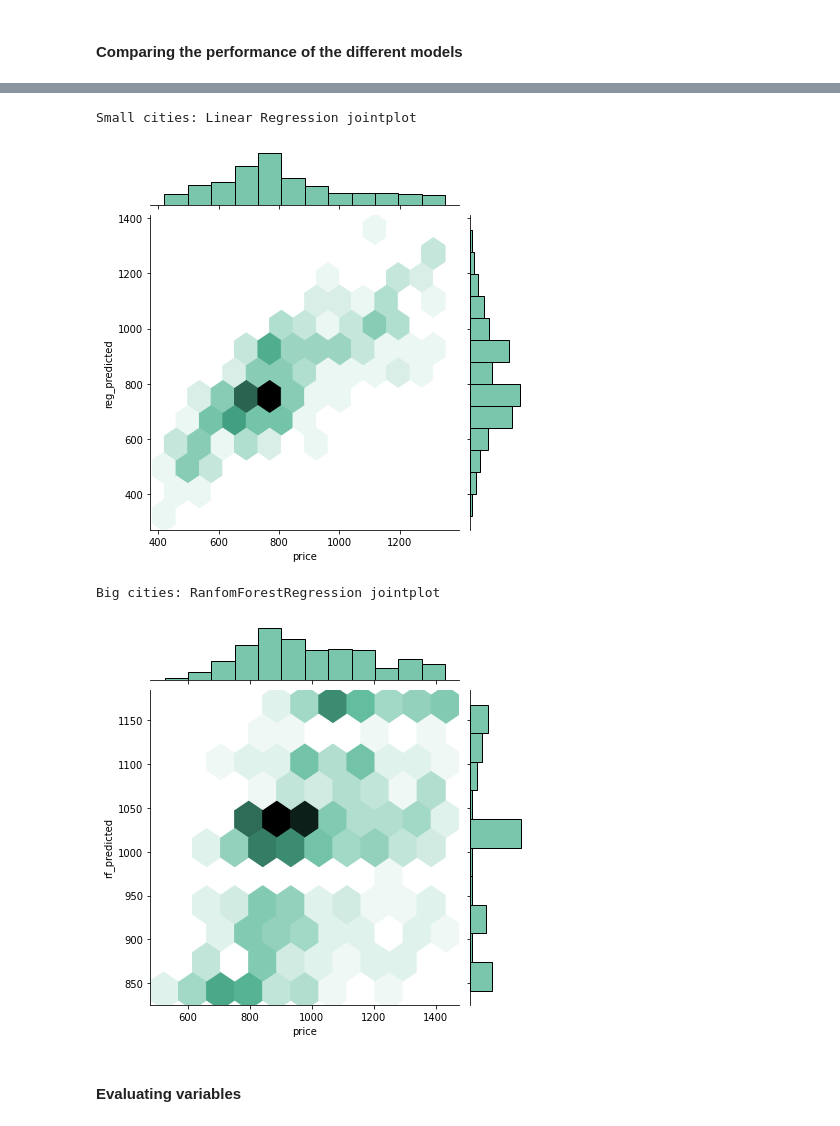
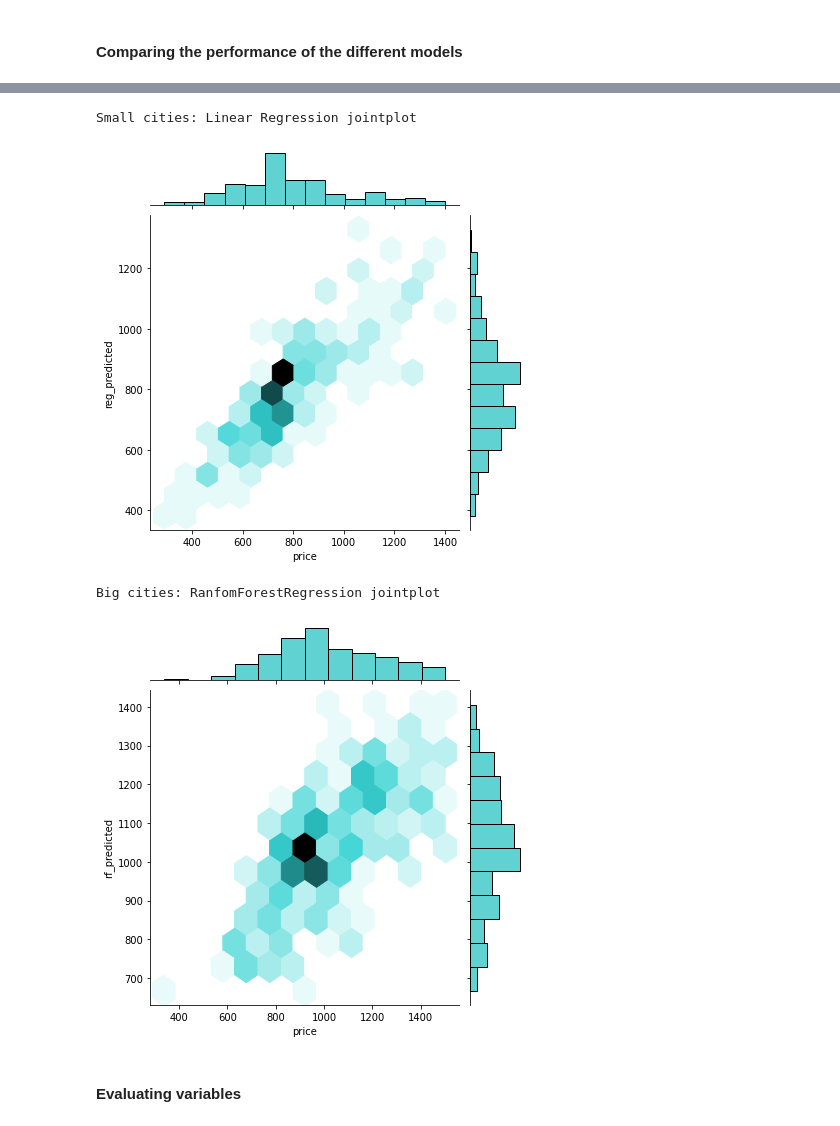
Before and after one commit to ignaciolorenzo/final-project-ignacio, a Jupyter notebook: rent_price_prediction-final.ipynb, the cells around one changed output, grey strips where cells are left out. Drawn from its saved outputs; the diff is of its cells as text; code cells hidden in the pictures.

```diff
--- a/rent_price_prediction-final.ipynb
+++ b/rent_price_prediction-final.ipynb
@@ -23,7 +23,9 @@ from sklearn.model_selection import GridSearchCV
 from sklearn import metrics
 warnings.filterwarnings('ignore')
 # %%
-rent_df = pd.read_csv('/Users/ignaciolorenzoqueralt/Documents/Ironhack/Final Project/properties/rent/2021.11.17_cataluña_1300_5.csv', engine='python' )
+#rent_df = pd.read_csv('/Users/ignaciolorenzoqueralt/Documents/Ironhack/Final Project/properties/rent/2021.11.17_cataluña_1300_5.csv', engine='python' )
+rent_df = pd.read_csv('/Users/ignaciolorenzoqueralt/Documents/Ironhack/Final Project/properties/rent/2021.11.26_cataluña_1400_5.csv', engine='python' )
+
 rent_df = rent_df.loc[:, ~rent_df.columns.str.contains('^Unnamed')]
 # %% [markdown]
 # Working on the data
@@ -179,3 +181,6 @@ plot_categorical(model_df_big, title = "Big cities: categoricals", delete_n = [4
+# %%
+filtered_neighborhoods = list(model_df_big['neighborhood'].value_counts()[lambda x: x > 15].index)
+model_df_big = model_df_big[model_df_big['neighborhood'].isin(filtered_neighborhoods)]
 # %% [markdown]
 #### X-y Split
 # %%
@@ -377,15 +396,17 @@ model_plots(y_big_test, title = "Big cities: \n LinearRegression() vs RandomFore
 # %%
-sns.jointplot(x=y_sma_test.price, y=y_sma_test.reg_predicted, kind="hex", color="#4CB391")
+sns.jointplot(x=y_sma_test.price, y=y_sma_test.reg_predicted, kind="hex", color="#2cc4c4ff")
 print("Small cities: Linear Regression jointplot")
 # %% [output]
 Small cities: Linear Regression jointplot
-[figure, old version]
+[figure, new version]
 # %%
-sns.jointplot(x=y_big_test.price, y=y_big_test.rf_predicted, kind="hex", color="#4CB391")
+sns.jointplot(x=y_big_test.price, y=y_big_test.rf_predicted, kind="hex", color="#2cc4c4ff", alpha=0)
 print("Big cities: RanfomForestRegression jointplot")
+sns_plot = sns.jointplot(x=y_big_test.price, y=y_big_test.rf_predicted, kind="hex", color="#2cc4c4ff", alpha=0)
+sns_plot.figure.savefig("output111.png")
 # %% [output]
 Big cities: RanfomForestRegression jointplot
-[figure, old version]
+[figure, new version]
 # %% [markdown]
 #### Evaluating variables
 # %%
```
Also changed, not shown: parts of 31 cells of this notebook.
